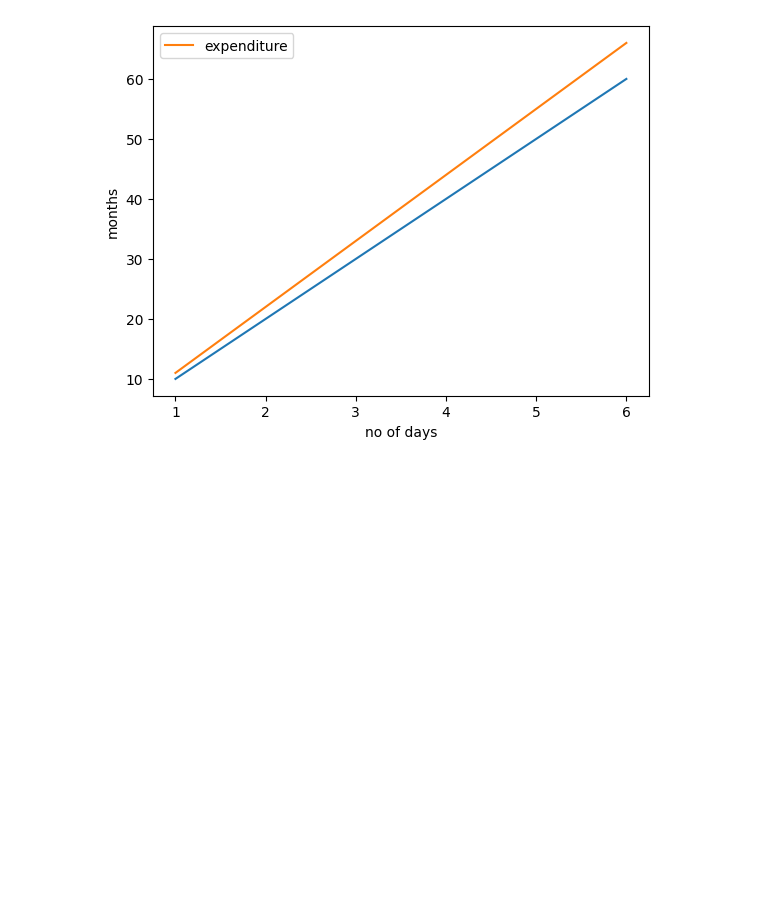
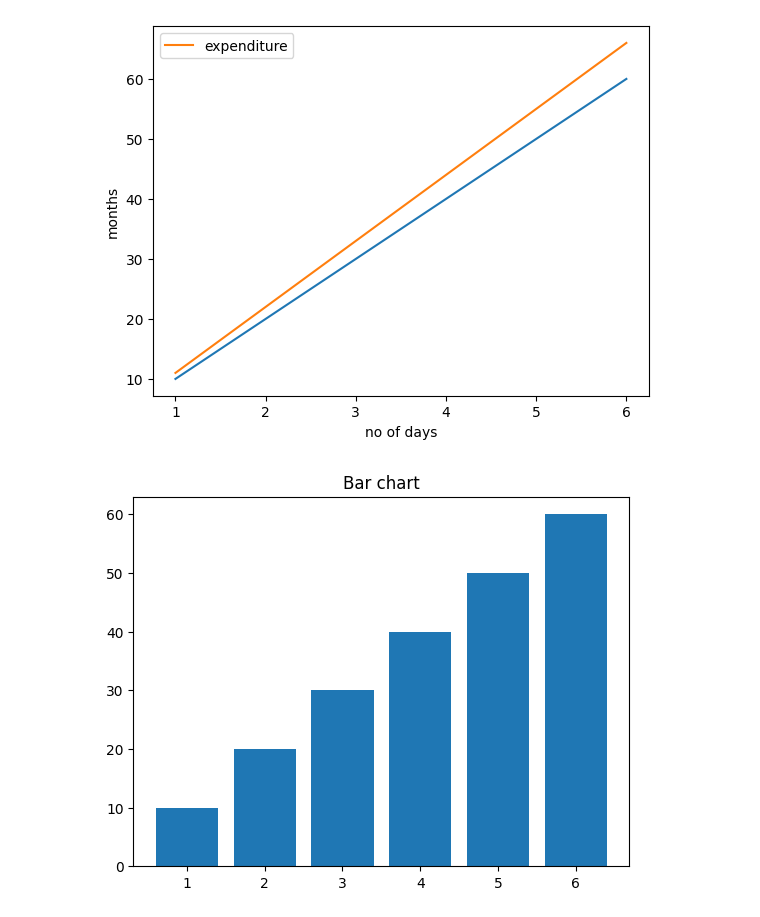
Before and after one commit to sandeepsharma99/KPMG, a Jupyter notebook: sandeep2_DataPreprocessing.ipynb, the cells around one changed output. Drawn from its saved outputs; the diff is of its cells as text; code cells hidden in the pictures; blank space fills up the shorter version.

```diff
--- a/sandeep2_DataPreprocessing.ipynb
+++ b/sandeep2_DataPreprocessing.ipynb
@@ -137,3 +139,9 @@ plt.legend()
 # %% [output]
 <matplotlib.legend.Legend at 0x...>
 [figure]
+# %%
+plt.bar(x,y)
+plt.title("Bar chart")
+plt.show()
+# %% [output]
+[figure, added]
```
Also changed, not shown: parts of 13 cells of this notebook.
